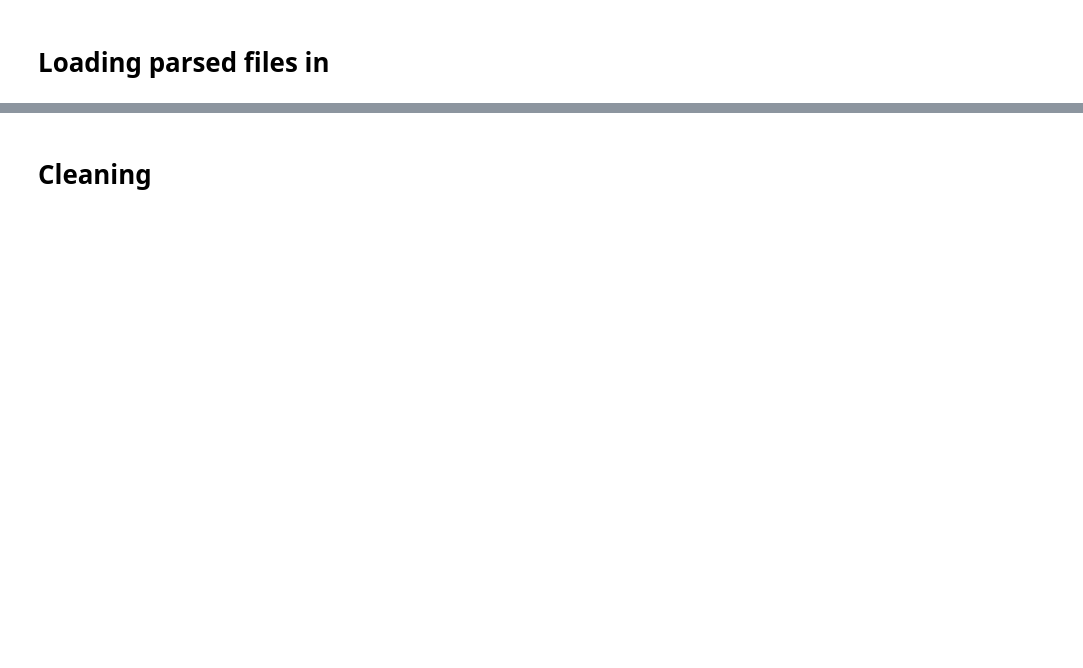
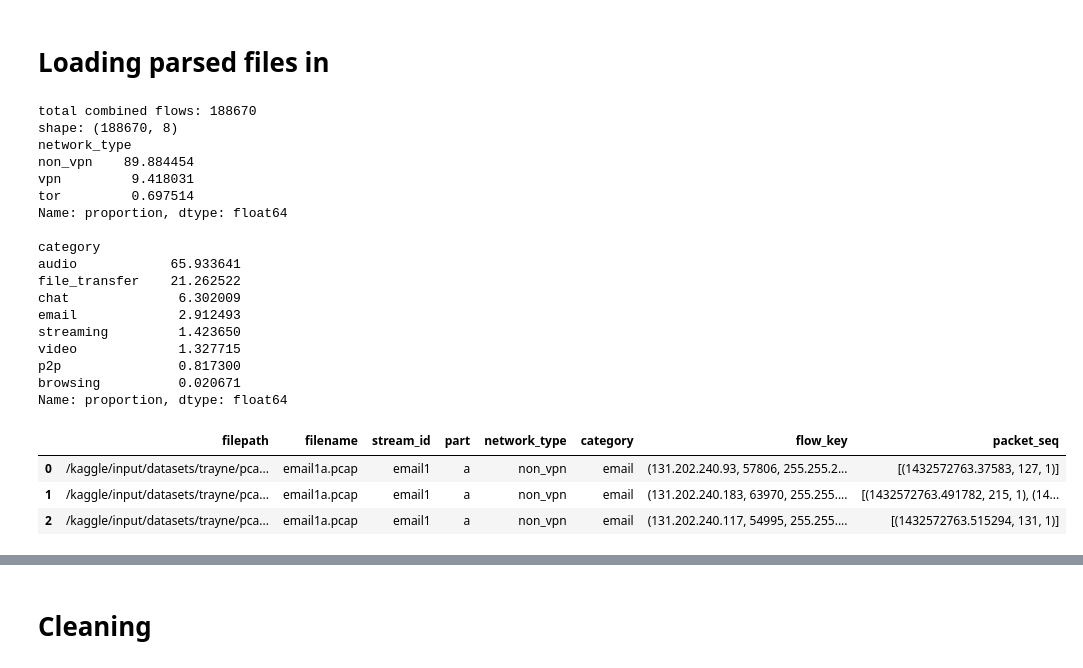
Before and after one commit to ZhiSherng/encrypted_traffic_classification, a Jupyter notebook: eda_cleaning.ipynb, the cells around one changed output, grey strips where cells are left out. Cells and saved outputs as stored; diff of their text form; code cells hidden in the pictures; blank space fills up the shorter version.

```diff
--- a/eda_cleaning.ipynb
+++ b/eda_cleaning.ipynb
@@ -8,38 +8,61 @@ import pandas as pd
 import numpy as np
 import matplotlib.pyplot as plt
 import seaborn as sns
 pd.set_option('display.max_rows', None)
 pd.set_option('display.max_columns', None)
 pd.set_option('display.max_colwidth', None)
 pd.set_option('display.width', None)
 
 #load every saved batch back in
 #load YOUR own .pkl files as shown in the example
-non_vpn1 = pd.read_pickle("/data/nonvpn1_files_AL2.pkl")
-non_vpn2 = pd.read_pickle("/data/nonvpn2_files_AL2.pkl")
-non_vpn3 = pd.read_pickle("/data/nonvpn3_files_AL2.pkl")
-vpn = pd.read_pickle("/data/vpn_files_AL2.pkl")
-tor = pd.read_pickle("/data/tor_files_AL2.pkl")
+non_vpn1 = pd.read_pickle("data/nonvpn1_files_AL2.pkl")
+non_vpn2 = pd.read_pickle("data/nonvpn2_files_AL2.pkl")
+non_vpn3 = pd.read_pickle("data/nonvpn3_files_AL2.pkl")
+vpn = pd.read_pickle("data/vpn_files_AL2.pkl")
+tor = pd.read_pickle("data/tor_files_AL2.pkl")
 
 #combine into one dataframe
 df_combined = pd.concat([non_vpn1, non_vpn2, non_vpn3, vpn, tor], ignore_index=True)
 
 print(f"total combined flows: {len(df_combined)}")
 
 #save the final combined dataset
 #you can save it in 1 file if you wish
 #df_combined.to_pickle("combined_flows.pkl")
 
 print(f"shape: {df_combined.shape}")
 
 #percentage distribution of network_type
 print(df_combined["network_type"].value_counts(normalize=True) * 100)
 print()
 
 #percentage distribution of category
 print(df_combined["category"].value_counts(normalize=True) * 100)
 
 df_combined.head(3)
+# %% [output]
+total combined flows: 188670
+shape: (188670, 8)
+network_type
+non_vpn    89.884454
+vpn         9.418031
+tor         0.697514
+Name: proportion, dtype: float64
+
+category
+audio            65.933641
+file_transfer    21.262522
+chat              6.302009
+email             2.912493
+streaming         1.423650
+video             1.327715
+p2p               0.817300
+browsing          0.020671
+Name: proportion, dtype: float64
+|  | filepath | filename | stream_id | part | network_type | category | flow_key | packet_seq |
+| 0 | /kaggle/input/datasets/trayne/pca... | email1a.pcap | email1 | a | non_vpn | email | (131.202.240.93, 57806, 255.255.2... | [(1432572763.37583, 127, 1)] |
+| 1 | /kaggle/input/datasets/trayne/pca... | email1a.pcap | email1 | a | non_vpn | email | (131.202.240.183, 63970, 255.255.... | [(1432572763.491782, 215, 1), (14... |
+| 2 | /kaggle/input/datasets/trayne/pca... | email1a.pcap | email1 | a | non_vpn | email | (131.202.240.117, 54995, 255.255.... | [(1432572763.515294, 131, 1)] |
 # %%
 first_row = df_combined.iloc[0]
 for col in df_combined.columns:
```
Also changed, not shown: parts of 40 cells of this notebook, 7 other files.
